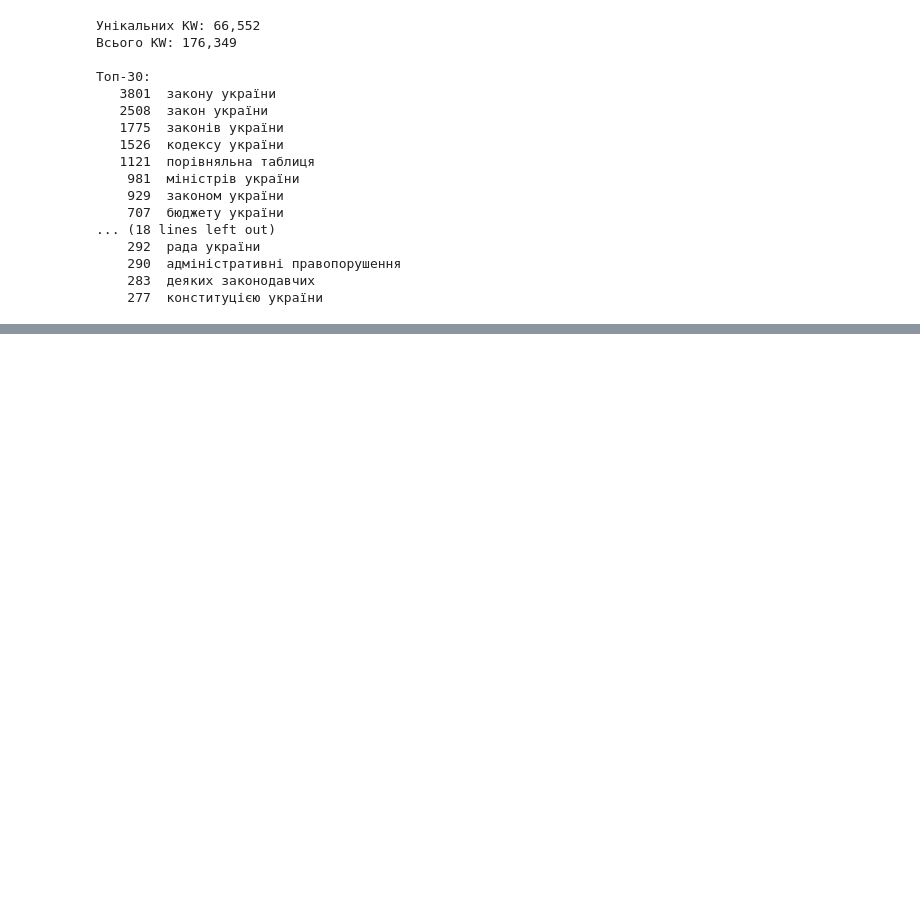
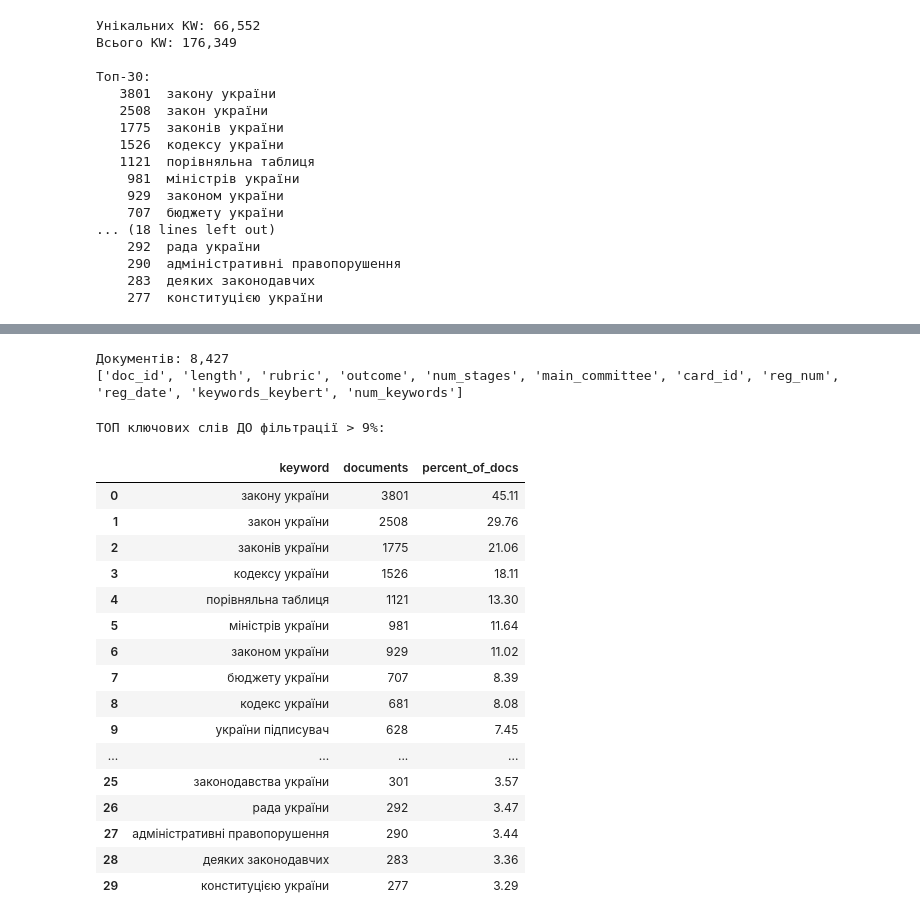
Before and after one commit to muchailouzivert/PdfParserVRU, a Jupyter notebook: notebooks/keywords_keybert.ipynb, the cells around one changed output, grey strips where cells are left out. Cells and saved outputs as stored; diff of their text form; code cells hidden in the pictures; blank space fills up the shorter version.

```diff
--- a/notebooks/keywords_keybert.ipynb
+++ b/notebooks/keywords_keybert.ipynb
@@ -880,0 +103,25 @@ display(comparison_df)
+# %%
+from pathlib import Path
+from collections import defaultdict
+import pandas as pd
+import json
+
+BASE_DIR = Path("../dataset_comparative_2020_2026")
+
+input_path = BASE_DIR / "comparative_files" / "keywords_keybert_meta.csv"
+
+OUTPUT_DIR = BASE_DIR / "comparative_files" / "keywords_keybert_filtered"
+OUTPUT_DIR.mkdir(parents=True, exist_ok=True)
+
+KEYWORD_COL = "keywords_keybert"
+
+df = pd.read_csv(input_path)
+
+df_original = df.copy()
+total_docs = len(df_original)
+
+print(f"Документів: {total_docs:,}")
+print(df_original.columns.tolist())
+# %% [output]
+Документів: 8,427
+['doc_id', 'length', 'rubric', 'outcome', 'num_stages', 'main_committee', 'card_id', 'reg_num', 'reg_date', 'keywords_keybert', 'num_keywords']
@@ -880,0 +150,51 @@ display(comparison_df)
+# %%
+def get_top_keywords_by_documents(df_input, keywords_col=KEYWORD_COL, top_n=30):
+    doc_freq = defaultdict(int)
+    total_docs = len(df_input)
+
+    for kw_json in df_input[keywords_col]:
+        keywords = parse_keywords_keybert(kw_json)
+
+        unique_kw = set(keywords)
+
+        for kw in unique_kw:
+            doc_freq[kw] += 1
+
+    rows = []
+
+    for kw, cnt in sorted(doc_freq.items(), key=lambda x: -x[1])[:top_n]:
+        rows.append({
+            "keyword": kw,
+            "documents": cnt,
+            "percent_of_docs": round(cnt / total_docs * 100, 2)
+        })
+
+    return pd.DataFrame(rows)
+
+top_before_filter = get_top_keywords_by_documents(
+    df_original,
+    keywords_col=KEYWORD_COL,
+    top_n=30
+)
+
+print("ТОП ключових слів ДО фільтрації > 9%:")
+display(top_before_filter)
+# %% [output]
+ТОП ключових слів ДО фільтрації > 9%:
+|  | keyword | documents | percent_of_docs |
+| 0 | закону україни | 3801 | 45.11 |
+| 1 | закон україни | 2508 | 29.76 |
+| 2 | законів україни | 1775 | 21.06 |
+| 3 | кодексу україни | 1526 | 18.11 |
+| 4 | порівняльна таблиця | 1121 | 13.30 |
+| 5 | міністрів україни | 981 | 11.64 |
+| 6 | законом україни | 929 | 11.02 |
+| 7 | бюджету україни | 707 | 8.39 |
+| 8 | кодекс україни | 681 | 8.08 |
+| 9 | україни підписувач | 628 | 7.45 |
+| ... | ... | ... | ... |
+| 25 | законодавства україни | 301 | 3.57 |
+| 26 | рада україни | 292 | 3.47 |
+| 27 | адміністративні правопорушення | 290 | 3.44 |
+| 28 | деяких законодавчих | 283 | 3.36 |
+| 29 | конституцією україни | 277 | 3.29 |
```
Also changed, not shown: parts of 45 cells of this notebook, 3 other files.
